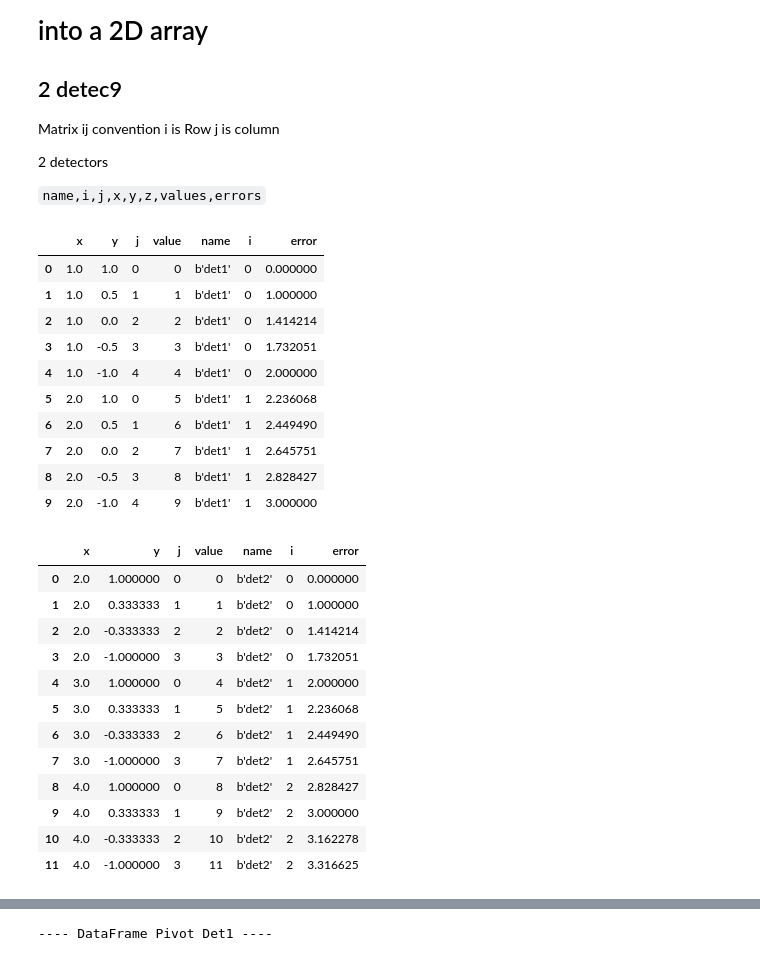
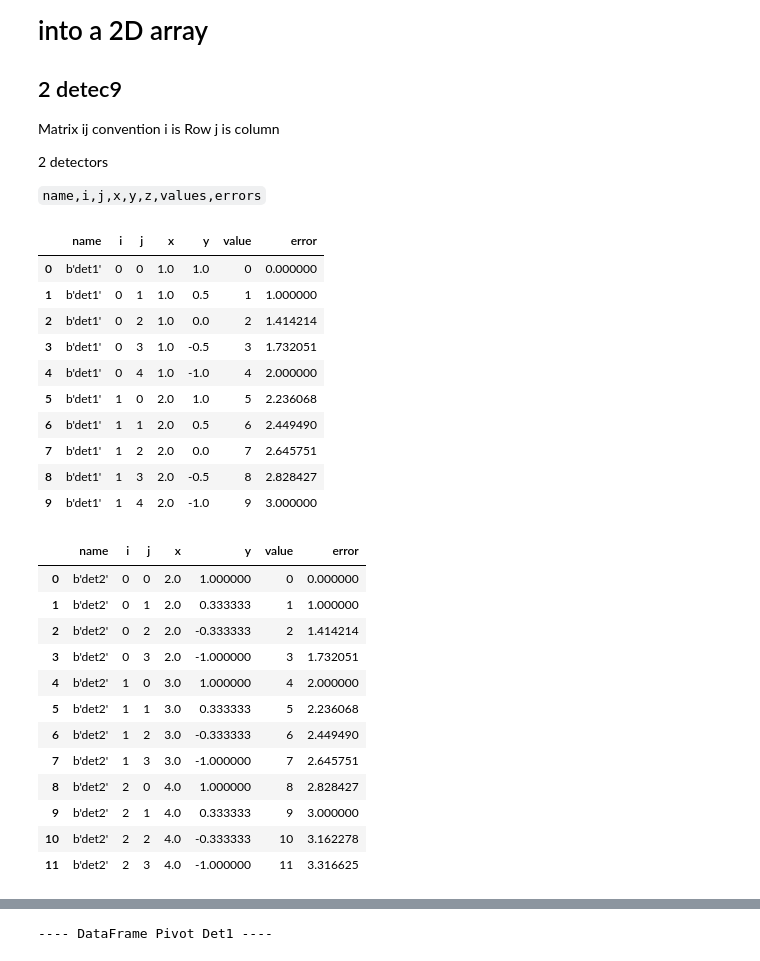
Before and after one commit to ricleal/PythonCode, a Jupyter notebook: Pandas/Pandas 2 detectors 2D array.ipynb, the cells around one changed output, grey strips where cells are left out. Saved outputs shown, nothing was run; the diff lists cells and outputs as text; code cells hidden in the pictures.

```diff
--- a/Pandas/Pandas 2 detectors 2D array.ipynb
+++ b/Pandas/Pandas 2 detectors 2D array.ipynb
@@ -34,70 +34,74 @@ rows_v, cols_v = np.meshgrid(range(n_rows), range(n_cols), indexing='ij')
 # Simulate x,y,values
 x_v, y_v = np.meshgrid(np.linspace(1,2,n_rows), np.linspace(1,-1,n_cols), indexing='ij')
 
-det1 = OrderedDict({'name': np.full(total_size, 'det1', dtype=np.dtype('S4')),
+det1 = {'name': np.full(total_size, 'det1', dtype=np.dtype('S4')),
      'i': rows_v.ravel(),  # i = rows
      'j': cols_v.ravel(),  # j = coluns
      'x': x_v.ravel(),
      'y': y_v.ravel(),
      'value': value.ravel(),
      'error': error.ravel(),
-     })
+     }
 
 df1 = pd.DataFrame(det1)
+# Reorder columns
+df1 = df1[['name', 'i', 'j', 'x', 'y', 'value', 'error']]
 df1
 # %% [output]
-|  | x | y | j | value | name | i | error |
-| 0 | 1.0 | 1.0 | 0 | 0 | b'det1' | 0 | 0.000000 |
-| 1 | 1.0 | 0.5 | 1 | 1 | b'det1' | 0 | 1.000000 |
-| 2 | 1.0 | 0.0 | 2 | 2 | b'det1' | 0 | 1.414214 |
-| 3 | 1.0 | -0.5 | 3 | 3 | b'det1' | 0 | 1.732051 |
-| 4 | 1.0 | -1.0 | 4 | 4 | b'det1' | 0 | 2.000000 |
-| 5 | 2.0 | 1.0 | 0 | 5 | b'det1' | 1 | 2.236068 |
-| 6 | 2.0 | 0.5 | 1 | 6 | b'det1' | 1 | 2.449490 |
-| 7 | 2.0 | 0.0 | 2 | 7 | b'det1' | 1 | 2.645751 |
-| 8 | 2.0 | -0.5 | 3 | 8 | b'det1' | 1 | 2.828427 |
-| 9 | 2.0 | -1.0 | 4 | 9 | b'det1' | 1 | 3.000000 |
+|  | name | i | j | x | y | value | error |
+| 0 | b'det1' | 0 | 0 | 1.0 | 1.0 | 0 | 0.000000 |
+| 1 | b'det1' | 0 | 1 | 1.0 | 0.5 | 1 | 1.000000 |
+| 2 | b'det1' | 0 | 2 | 1.0 | 0.0 | 2 | 1.414214 |
+| 3 | b'det1' | 0 | 3 | 1.0 | -0.5 | 3 | 1.732051 |
+| 4 | b'det1' | 0 | 4 | 1.0 | -1.0 | 4 | 2.000000 |
+| 5 | b'det1' | 1 | 0 | 2.0 | 1.0 | 5 | 2.236068 |
+| 6 | b'det1' | 1 | 1 | 2.0 | 0.5 | 6 | 2.449490 |
+| 7 | b'det1' | 1 | 2 | 2.0 | 0.0 | 7 | 2.645751 |
+| 8 | b'det1' | 1 | 3 | 2.0 | -0.5 | 8 | 2.828427 |
+| 9 | b'det1' | 1 | 4 | 2.0 | -1.0 | 9 | 3.000000 |
 # %%
 #
 # Det2
 #
 
 # Shape of detectors
 n_rows, n_cols = shape = (3, 4)  # pos 0 rows, pos 1 columns
 total_size = n_rows * n_cols
 
 value = np.arange(total_size).reshape(n_rows, n_cols)
 error = np.sqrt(value)
 rows_v, cols_v = np.meshgrid(range(n_rows), range(n_cols), indexing='ij')
 # Simulate x,y,values
 x_v, y_v = np.meshgrid(np.linspace(2,4,n_rows), np.linspace(1,-1,n_cols), indexing='ij')
 
-det2 = OrderedDict({'name': np.full(total_size, 'det2', dtype=np.dtype('S4')),
+det2 = {'name': np.full(total_size, 'det2', dtype=np.dtype('S4')),
      'i': rows_v.ravel(),  # i = rows
      'j': cols_v.ravel(),  # j = coluns
      'x': x_v.ravel(),
      'y': y_v.ravel(),
      'value': value.ravel(),
      'error': error.ravel(),
-     })
+     }
 
 
 df2 = pd.DataFrame(det2)
+# Reorder columns
+df2 = df2[['name', 'i', 'j', 'x', 'y', 'value', 'error']]
 df2
 # %% [output]
-|  | x | y | j | value | name | i | error |
-| 0 | 2.0 | 1.000000 | 0 | 0 | b'det2' | 0 | 0.000000 |
-| 1 | 2.0 | 0.333333 | 1 | 1 | b'det2' | 0 | 1.000000 |
-| 2 | 2.0 | -0.333333 | 2 | 2 | b'det2' | 0 | 1.414214 |
-| 3 | 2.0 | -1.000000 | 3 | 3 | b'det2' | 0 | 1.732051 |
-| 4 | 3.0 | 1.000000 | 0 | 4 | b'det2' | 1 | 2.000000 |
-| 5 | 3.0 | 0.333333 | 1 | 5 | b'det2' | 1 | 2.236068 |
-| 6 | 3.0 | -0.333333 | 2 | 6 | b'det2' | 1 | 2.449490 |
-| 7 | 3.0 | -1.000000 | 3 | 7 | b'det2' | 1 | 2.645751 |
-| 8 | 4.0 | 1.000000 | 0 | 8 | b'det2' | 2 | 2.828427 |
-| 9 | 4.0 | 0.333333 | 1 | 9 | b'det2' | 2 | 3.000000 |
-| 10 | 4.0 | -0.333333 | 2 | 10 | b'det2' | 2 | 3.162278 |
-| 11 | 4.0 | -1.000000 | 3 | 11 | b'det2' | 2 | 3.316625 |
+|  | name | i | j | x | y | value | error |
+| 0 | b'det2' | 0 | 0 | 2.0 | 1.000000 | 0 | 0.000000 |
+| 1 | b'det2' | 0 | 1 | 2.0 | 0.333333 | 1 | 1.000000 |
+| 2 | b'det2' | 0 | 2 | 2.0 | -0.333333 | 2 | 1.414214 |
+| 3 | b'det2' | 0 | 3 | 2.0 | -1.000000 | 3 | 1.732051 |
+| 4 | b'det2' | 1 | 0 | 3.0 | 1.000000 | 4 | 2.000000 |
+| 5 | b'det2' | 1 | 1 | 3.0 | 0.333333 | 5 | 2.236068 |
+| 6 | b'det2' | 1 | 2 | 3.0 | -0.333333 | 6 | 2.449490 |
+| 7 | b'det2' | 1 | 3 | 3.0 | -1.000000 | 7 | 2.645751 |
+| 8 | b'det2' | 2 | 0 | 4.0 | 1.000000 | 8 | 2.828427 |
+| 9 | b'det2' | 2 | 1 | 4.0 | 0.333333 | 9 | 3.000000 |
+| 10 | b'det2' | 2 | 2 | 4.0 | -0.333333 | 10 | 3.162278 |
+| 11 | b'det2' | 2 | 3 | 4.0 | -1.000000 | 11 | 3.316625 |
 # %%
 df = df1.append(df2, ignore_index=True)
 print("---- DataFrame ----")
```
Also changed, not shown: parts of 7 cells of this notebook, 1 other file.
